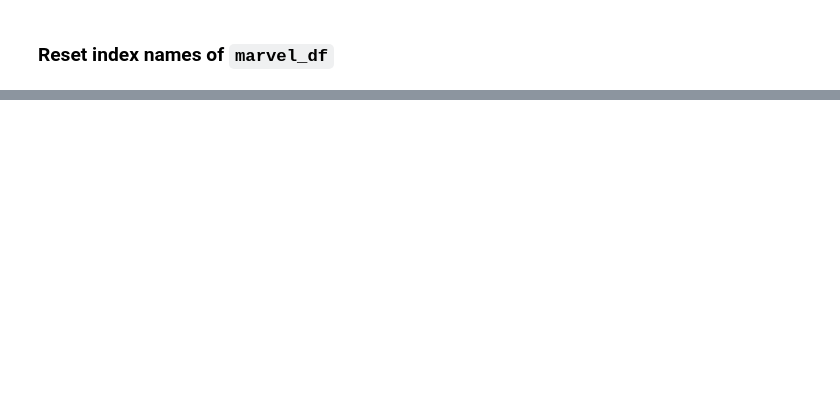
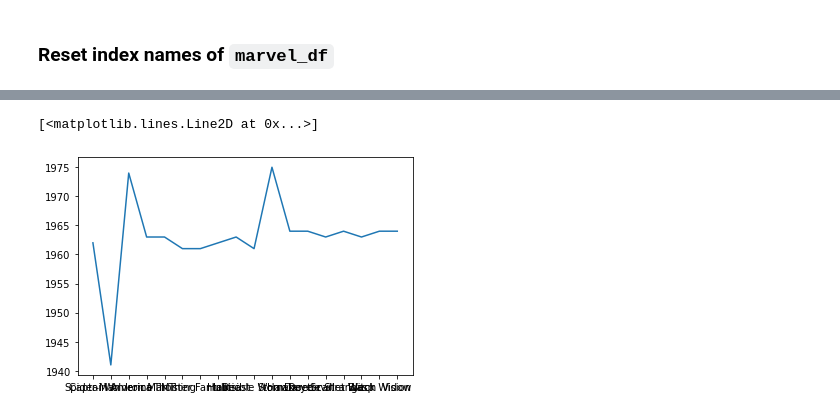
Before and after one commit to TamaraMaggioni/freecodecamp-intro-to-pandas, a Jupyter notebook: 4 - Pandas DataFrames exercises.ipynb, the cells around one changed output, grey strips where cells are left out. Saved outputs shown, nothing was run; the diff lists cells and outputs as text; code cells hidden in the pictures; blank space fills up the shorter version.

```diff
--- a/4 - Pandas DataFrames exercises.ipynb
+++ b/4 - Pandas DataFrames exercises.ipynb
@@ -504,3 +945,8 @@ marvel_df
+# %%
+plt.plot(marvel_df.name, marvel_df.first_appearance)
+# %% [output]
+[<matplotlib.lines.Line2D at 0x...>]
+[figure, added]
 # %%
 #plt.plot(marvel_df.index, marvel_df.first_appearance)
 marvel_df.first_appearance.plot()
```
Also changed, not shown: parts of 42 cells of this notebook.
